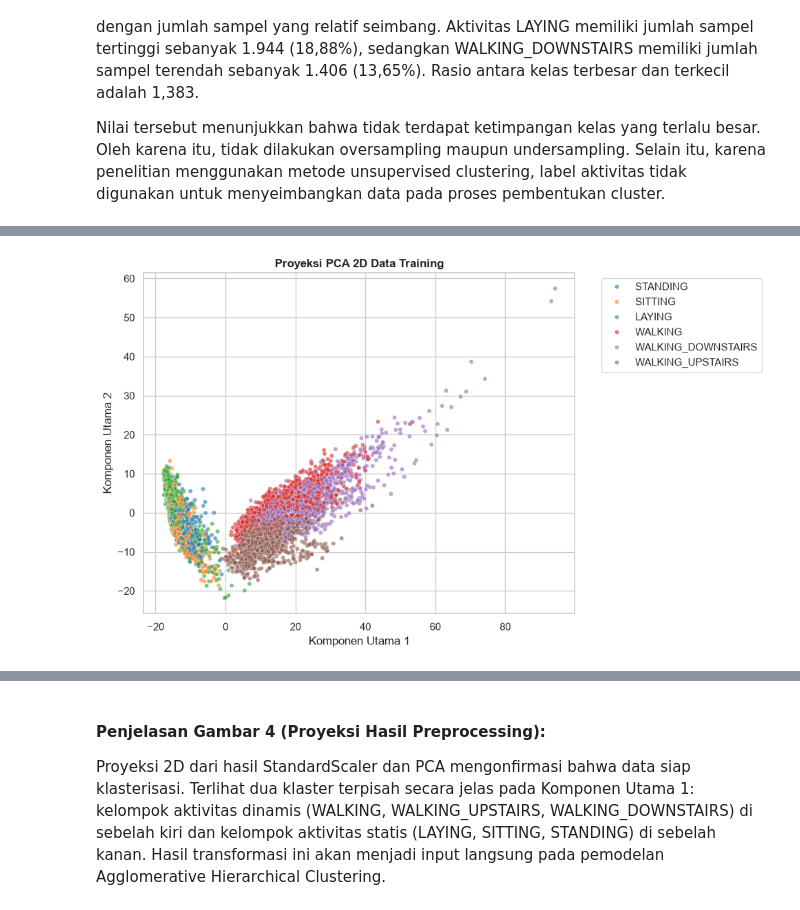
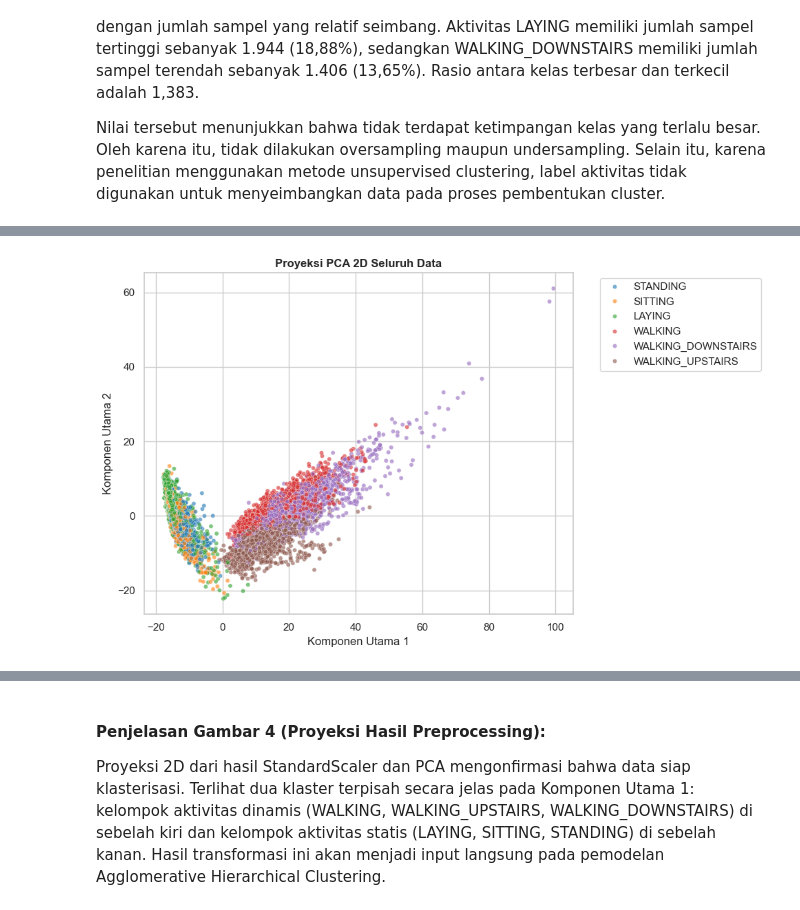
Before and after one commit to KLVA147/10_DS-IF-A_DC-Cakung, a Jupyter notebook: Main.ipynb, the cells around one changed output, grey strips where cells are left out. Drawn from its saved outputs; the diff is of its cells as text; code cells hidden in the pictures.

```diff
--- a/Main.ipynb
+++ b/Main.ipynb
@@ -986,90 +986,47 @@ Berdasarkan hasil pemeriksaan distribusi kelas, dataset memiliki enam kategori a
 
 Nilai tersebut menunjukkan bahwa tidak terdapat ketimpangan kelas yang terlalu besar. Oleh karena itu, tidak dilakukan oversampling maupun undersampling. Selain itu, karena penelitian menggunakan metode unsupervised clustering, label aktivitas tidak digunakan untuk menyeimbangkan data pada proses pembentukan cluster.
 # %%
-from sklearn.model_selection import GroupShuffleSplit
-from sklearn.preprocessing import StandardScaler
-from sklearn.decomposition import PCA
-
 print("=" * 60)
-print("PREPROCESSING DAN TRAIN/TEST SPLITTING")
+print("PREPROCESSING AGGLOMERATIVE HIERARCHICAL CLUSTERING")
 print("=" * 60)
 
 # 1. MEMISAHKAN FITUR DAN METADATA
-X = df_cleaned[column_names].values
-y = df_cleaned['Activity'].values
-subjects = df_cleaned['Subject'].values
+X_full = df_cleaned[column_names].values
+y_full = df_cleaned['Activity'].values
+subjects_full = df_cleaned['Subject'].values
 
-print("\nUkuran matriks fitur:", X.shape)
+print("\nUkuran matriks fitur:", X_full.shape)
 
-# 2. SPLITTING BERDASARKAN SUBJEK
-splitter = GroupShuffleSplit(
-    n_splits=1,
-    test_size=0.2,
-    random_state=42
-)
-
-train_idx, test_idx = next(
-    splitter.split(X, y, groups=subjects)
-)
-
-X_train = X[train_idx]
-X_test = X[test_idx]
-
-y_train = y[train_idx]
-y_test = y[test_idx]
-
-subject_train = subjects[train_idx]
-subject_test = subjects[test_idx]
-
-print("\n=== HASIL TRAIN/TEST SPLITTING ===")
-print("Jumlah data training :", len(X_train))
-print("Jumlah data testing  :", len(X_test))
-print("Subjek training      :", np.unique(subject_train))
-print("Subjek testing       :", np.unique(subject_test))
-
-# Memastikan tidak ada subjek yang muncul di kedua bagian
-assert set(subject_train).isdisjoint(set(subject_test))
-
-# 3. STANDARDIZATION
-scaler = StandardScaler()
-
-X_train_scaled = scaler.fit_transform(X_train)
-X_test_scaled = scaler.transform(X_test)
+# 2. STANDARDIZATION PADA SELURUH DATA
+scaler_full = StandardScaler()
+X_full_scaled = scaler_full.fit_transform(X_full)
 
 print("\n=== HASIL SCALING ===")
-print("Training:", X_train_scaled.shape)
-print("Testing :", X_test_scaled.shape)
+print("Seluruh data:", X_full_scaled.shape)
 
-# 4. PCA DENGAN 90% VARIANS
-pca = PCA(n_components=0.90, random_state=42)
+# 3. PCA DENGAN 90% VARIANS
+pca_full = PCA(n_components=0.90, random_state=42)
+X_full_pca = pca_full.fit_transform(X_full_scaled)
 
-X_train_pca = pca.fit_transform(X_train_scaled)
-X_test_pca = pca.transform(X_test_scaled)
-
-# Variabel X_pca dipertahankan untuk kompatibilitas
-# dengan kode clustering berikutnya.
-X_pca = X_train_pca
+X_pca = X_full_pca
 
 print("\n=== HASIL PCA ===")
-print("Jumlah fitur awal :", X_train.shape[1])
-print("Jumlah komponen PCA:", X_train_pca.shape[1])
+print("Jumlah fitur awal :", X_full.shape[1])
+print("Jumlah komponen PCA:", X_full_pca.shape[1])
 print("Varians dipertahankan:",
-      f"{sum(pca.explained_variance_ratio_) * 100:.2f}%")
+      f"{sum(pca_full.explained_variance_ratio_) * 100:.2f}%")
+print("Ukuran PCA seluruh data:", X_full_pca.shape)
 
-print("Ukuran PCA training:", X_train_pca.shape)
-print("Ukuran PCA testing :", X_test_pca.shape)
-
-# 5. VISUALISASI PCA 2D
-pca_2d = PCA(n_components=2, random_state=42)
-
-X_train_2d = pca_2d.fit_transform(X_train_scaled)
+# 4. VISUALISASI PCA 2D
+pca_2d_full = PCA(n_components=2, random_state=42)
+X_full_2d = pca_2d_full.fit_transform(X_full_scaled)
 
 df_pca_vis = pd.DataFrame(
-    X_train_2d,
+    X_full_2d,
     columns=['PCA_Component_1', 'PCA_Component_2']
 )
 
-df_pca_vis['Activity'] = y_train
+df_pca_vis['Activity'] = y_full
 
 plt.figure(figsize=(10, 6))
 
@@ -1084,7 +1041,7 @@ sns.scatterplot(
 )
 
 plt.title(
-    "Proyeksi PCA 2D Data Training",
+    "Proyeksi PCA 2D Seluruh Data",
     fontsize=12,
     fontweight='bold'
 )
@@ -1115,4 +1069,4 @@ Ukuran PCA testing : (2075, 64)
-[figure, old version]
+[figure, new version]
 # %% [markdown]
 ### Penjelasan Hasil Preprocessing
 
```
Also changed, not shown: parts of 22 cells of this notebook, 32 other files.
